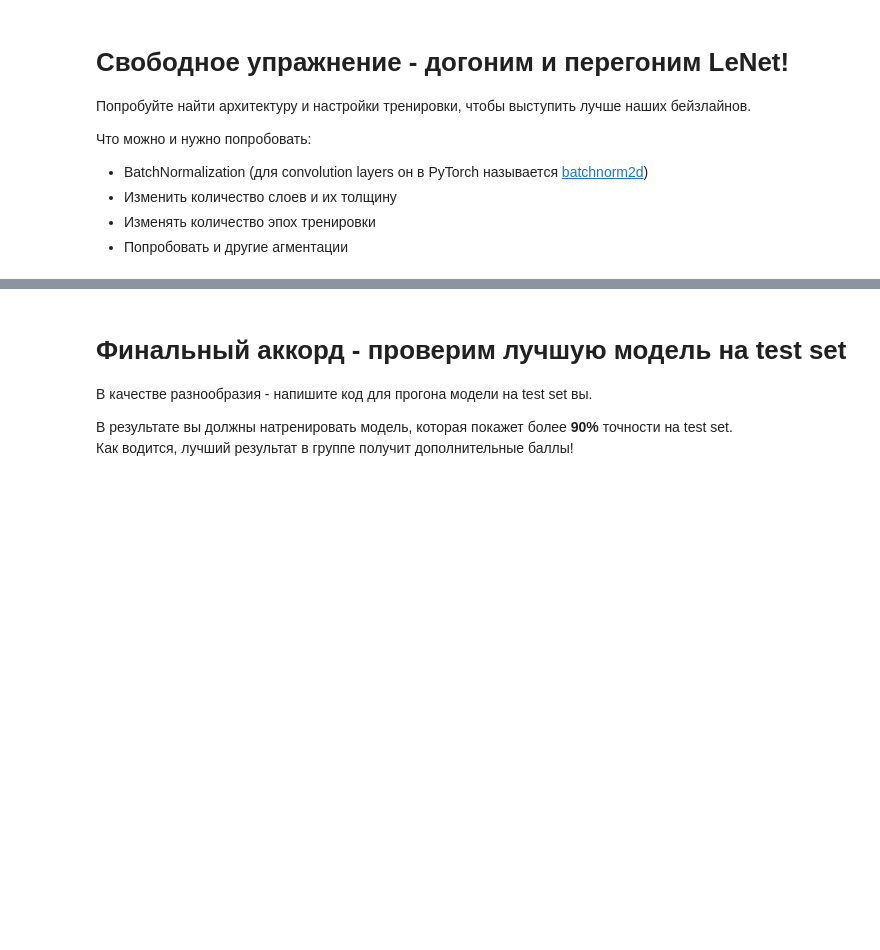
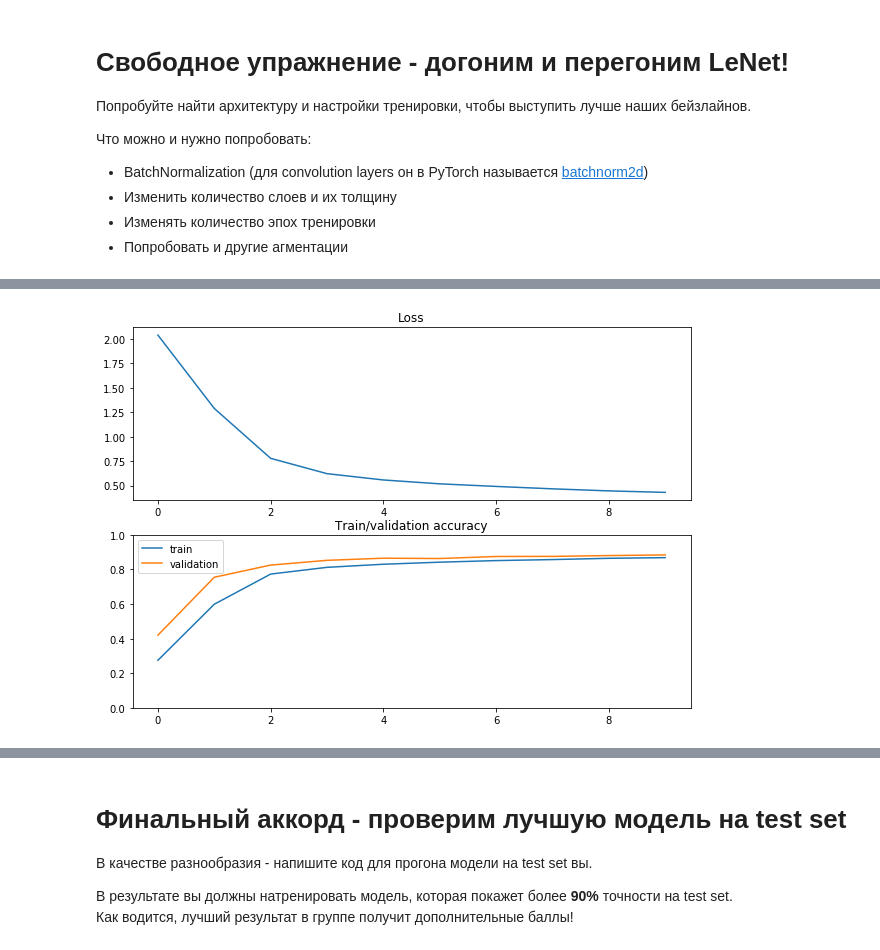
Before and after one commit to shereshevskiy/dlcourse_ai, a Jupyter notebook: assignments/assignment3/PyTorch_CNN_colab.ipynb, the cells around one changed output, grey strips where cells are left out. Cells and saved outputs as stored; diff of their text form; code cells hidden in the pictures; blank space fills up the shorter version.

```diff
--- a/assignments/assignment3/PyTorch_CNN_colab.ipynb
+++ b/assignments/assignment3/PyTorch_CNN_colab.ipynb
@@ -478,3 +544,32 @@ print("Best validation accuracy: %4.2f, best hyperparams: %s" % (best_val_accura
 - Изменить количество слоев и их толщину
 - Изменять количество эпох тренировки
 - Попробовать и другие агментации
+# %%
+%%time
+
+# TODO: Implement improved LeNet-like architecture for SVHN task
+lenet_model = nn.Sequential(
+            nn.Conv2d(3, 6, 5, padding=0),
+            nn.BatchNorm2d(6),
+            nn.ReLU(inplace=True),
+            nn.MaxPool2d(2),
+            nn.Conv2d(6, 16, 5, padding=0),
+            nn.ReLU(inplace=True),
+            nn.MaxPool2d(2),
+            Flattener(),
+            nn.Linear(16*5*5, 120),
+            nn.BatchNorm1d(120),
+            nn.ReLU(inplace=True),
+            nn.Linear(120, 84),
+            nn.ReLU(inplace=True),
+            nn.Linear(84, 10),
+          )
+
+lenet_model.type(torch.cuda.FloatTensor)
+lenet_model.to(device)
+
+loss = nn.CrossEntropyLoss().type(torch.cuda.FloatTensor)
+optimizer = optim.SGD(lenet_model.parameters(), lr=1e-2, weight_decay=1e-3)
+
+# Let's train it!
+loss_history, train_history, val_history = train_model(lenet_model, train_aug_loader, val_loader, loss, optimizer, 10)
@@ -480,0 +589,4 @@ print("Best validation accuracy: %4.2f, best hyperparams: %s" % (best_val_accura
+# %%
+loss_accuracy_plot(loss_history, train_history, val_history)
+# %% [output]
+[figure, added]
```
Also changed, not shown: parts of 19 cells of this notebook.
